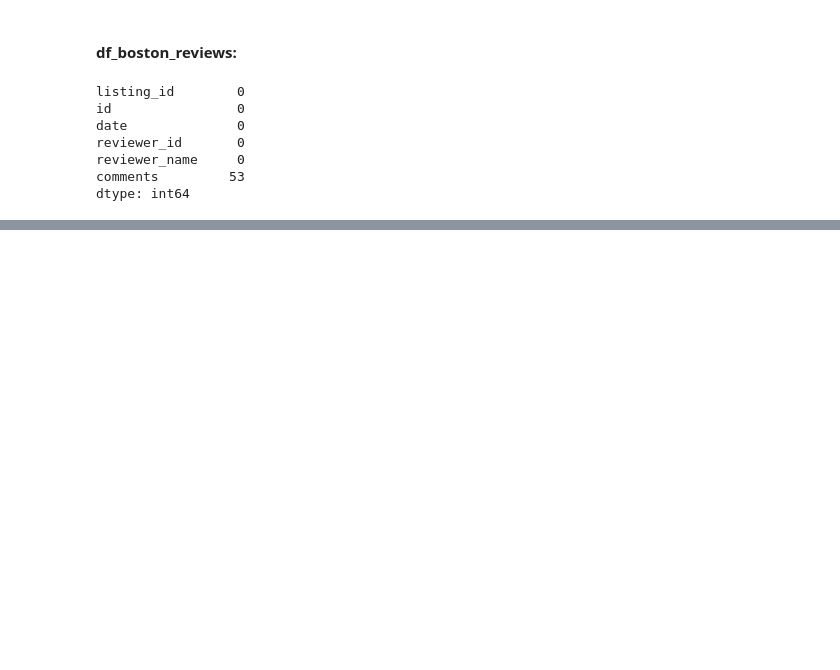
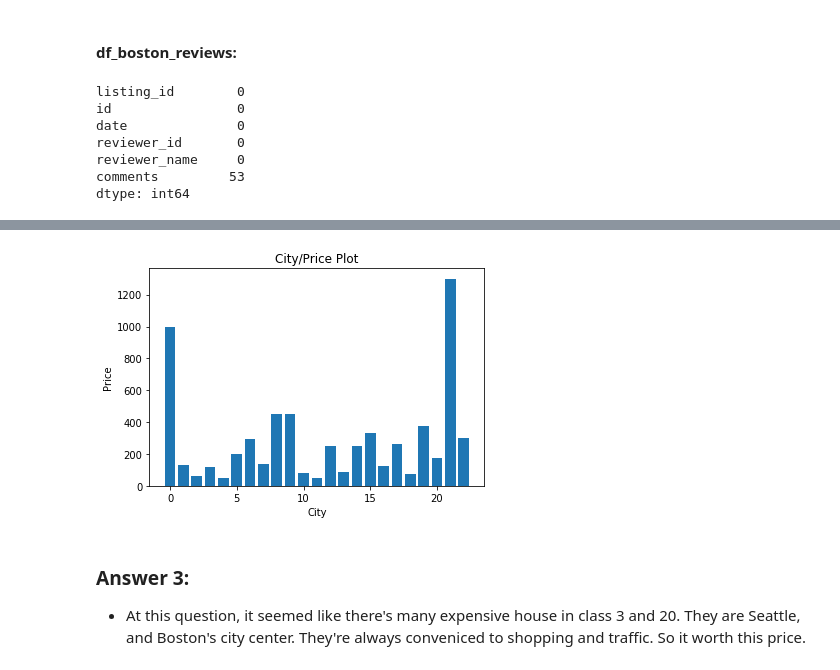
Before and after one commit to kylechenoO/airbnb, a Jupyter notebook: airbnb.ipynb, the cells around one changed output, grey strips where cells are left out. Drawn from its saved outputs; the diff is of its cells as text; code cells hidden in the pictures; blank space fills up the shorter version.

```diff
--- a/airbnb.ipynb
+++ b/airbnb.ipynb
@@ -1100,0 +1143,5 @@ plt.scatter(X, plt_df)
+# %%
+## trans some data
+df_seattle['city'].replace(['Ballard, Seattle', 'Seattle ', '西雅图'],
+                           ['Ballard Seattle', 'Seattle', 'Seattle'], inplace = True)
+set(df_seattle['city'])
@@ -1100,0 +1150,11 @@ plt.scatter(X, plt_df)
+# %%
+## trans some data
+df_boston['city'].replace(['ALLSTON', 'Boston ', 'Boston (Charlestown)', 'Boston (Jamaica Plain)',
+                          'Brighton ', 'Jamaica Plain ', 'Jamaica Plain (Boston)', 'Jamaica Plain, Boston',
+                          'Jamaica Plain, MA', 'Mission Hill, Boston', 'ROXBURY CROSSING', 'Roslindale, Boston',
+                          'boston', 'dorchester, boston ', 'east Boston '],
+                           ['Allston', 'Boston', 'Charlestown', 'Jamaica Plain',
+                           'Brighton', 'Jamaica Plain', 'Jamaica Plain', 'Jamaica Plain',
+                           'Jamaica Plain', 'Mission Hill', 'Roxbury Crossing', 'Roslindale',
+                           'Boston', 'Dorchester', 'East Boston'], inplace = True)
+set(df_boston['city'])
@@ -1100,0 +1181,13 @@ plt.scatter(X, plt_df)
+# %%
+## genernate a onehot dict
+city_dict = {}
+val = 0
+for city in set(list(df_seattle.city.values)):
+    city_dict[city] = val
+    val += 1
+
+for city in set(list(df_boston.city.values)):
+    city_dict[city] = val
+    val += 1
+
+city_dict
@@ -1100,0 +1212,6 @@ plt.scatter(X, plt_df)
+# %%
+## do onehot on city feature
+df_data = pd.concat([df_seattle, df_boston])
+df_data.replace(city_dict, inplace = True)
+
+df_data.head()
@@ -1100,0 +1225,12 @@ plt.scatter(X, plt_df)
+# %%
+## plot the bar
+plt.bar(df_data['city'], df_data['price'])
+plt.xlabel('City')
+plt.ylabel('Price')
+plt.title('City/Price Plot')
+plt.show()
+# %% [output]
+[figure, added]
+# %% [markdown]
+###   Answer 3:
+-   At this question, it seemed like there's many expensive house in class 3 and 20. They are Seattle, and Boston's city center. They're always conveniced to shopping and traffic. So it worth this price.
```
Also changed, not shown: parts of 36 cells of this notebook, 1 other file.
